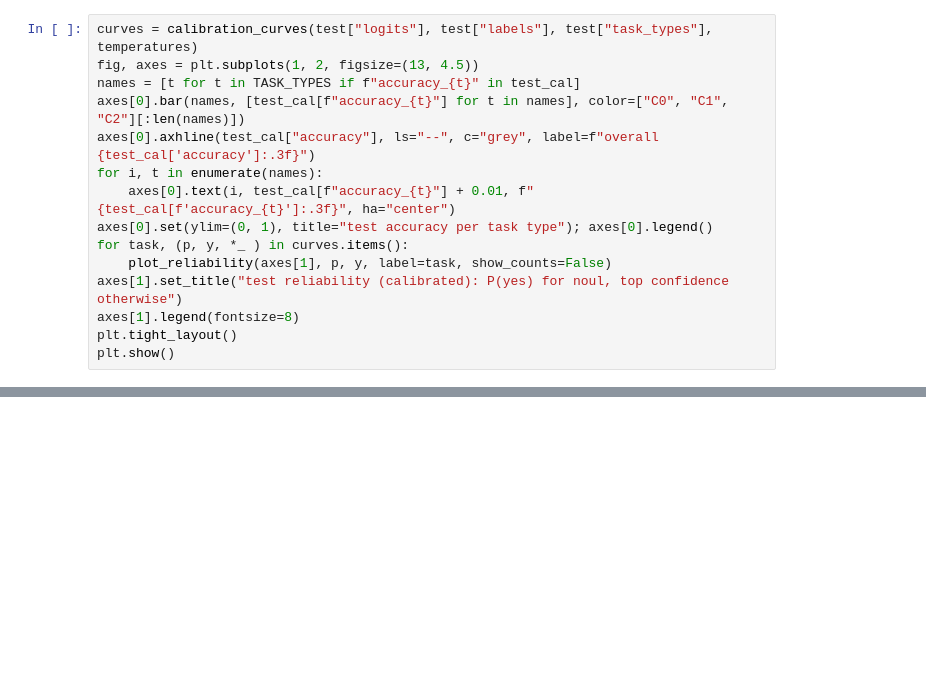
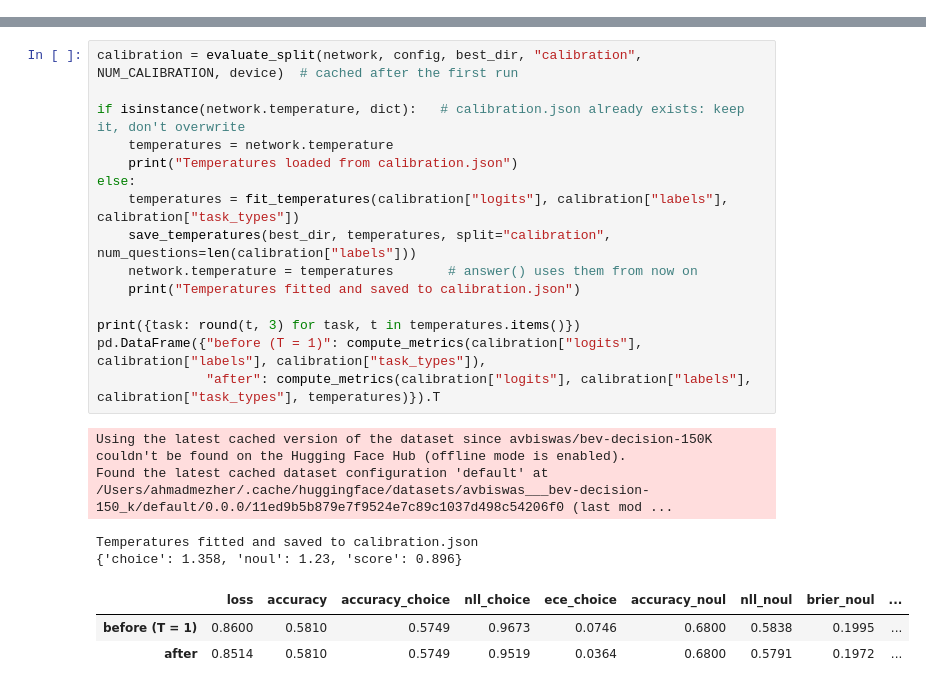
Before and after one commit to Alichnikof/nbev, a Jupyter notebook: deberta_full_walkthrough.ipynb, the cells around one changed output, grey strips where cells are left out. Drawn from its saved outputs; the diff is of its cells as text; blank space fills up the shorter version.

```diff
--- a/deberta_full_walkthrough.ipynb
+++ b/deberta_full_walkthrough.ipynb
@@ -438,15 +0,0 @@ with open(run_dir / "test_metrics.json", "w") as f:
-# %%
-curves = calibration_curves(test["logits"], test["labels"], test["task_types"], temperatures)
-fig, axes = plt.subplots(1, 2, figsize=(13, 4.5))
-names = [t for t in TASK_TYPES if f"accuracy_{t}" in test_cal]
-axes[0].bar(names, [test_cal[f"accuracy_{t}"] for t in names], color=["C0", "C1", "C2"][:len(names)])
-axes[0].axhline(test_cal["accuracy"], ls="--", c="grey", label=f"overall {test_cal['accuracy']:.3f}")
-for i, t in enumerate(names):
-    axes[0].text(i, test_cal[f"accuracy_{t}"] + 0.01, f"{test_cal[f'accuracy_{t}']:.3f}", ha="center")
-axes[0].set(ylim=(0, 1), title="test accuracy per task type"); axes[0].legend()
-for task, (p, y, *_ ) in curves.items():
-    plot_reliability(axes[1], p, y, label=task, show_counts=False)
-axes[1].set_title("test reliability (calibrated): P(yes) for noul, top confidence otherwise")
-axes[1].legend(fontsize=8)
-plt.tight_layout()
-plt.show()
@@ -517,0 +331,23 @@ ask(my_state, "What is the most appropriate next step?", "choice", {
+# %%
+calibration = evaluate_split(network, config, best_dir, "calibration", NUM_CALIBRATION, device)  # cached after the first run
+
+if isinstance(network.temperature, dict):   # calibration.json already exists: keep it, don't overwrite
+    temperatures = network.temperature
+    print("Temperatures loaded from calibration.json")
+else:
+    temperatures = fit_temperatures(calibration["logits"], calibration["labels"], calibration["task_types"])
+    save_temperatures(best_dir, temperatures, split="calibration", num_questions=len(calibration["labels"]))
+    network.temperature = temperatures       # answer() uses them from now on
+    print("Temperatures fitted and saved to calibration.json")
+
+print({task: round(t, 3) for task, t in temperatures.items()})
+pd.DataFrame({"before (T = 1)": compute_metrics(calibration["logits"], calibration["labels"], calibration["task_types"]),
+              "after": compute_metrics(calibration["logits"], calibration["labels"], calibration["task_types"], temperatures)}).T
+# %% [output]
+Using the latest cached version of the dataset since avbiswas/bev-decision-150K couldn't be found on the Hugging Face Hub (offline mode is enabled).
+Found the latest cached dataset configuration 'default' at /Users/ahmadmezher/.cache/huggingface/datasets/avbiswas___bev-decision-150_k/default/0.0.0/11ed9b5b879e7f9524e7c89c1037d498c54206f0 (last mod ...
+Temperatures fitted and saved to calibration.json
+{'choice': 1.358, 'noul': 1.23, 'score': 0.896}
+|  | loss | accuracy | accuracy_choice | nll_choice | ece_choice | accuracy_noul | nll_noul | brier_noul | ... |
+| before (T = 1) | 0.8600 | 0.5810 | 0.5749 | 0.9673 | 0.0746 | 0.6800 | 0.5838 | 0.1995 | ... |
+| after | 0.8514 | 0.5810 | 0.5749 | 0.9519 | 0.0364 | 0.6800 | 0.5791 | 0.1972 | ... |
```
Also changed, not shown: parts of 66 cells of this notebook, 19 other files.
